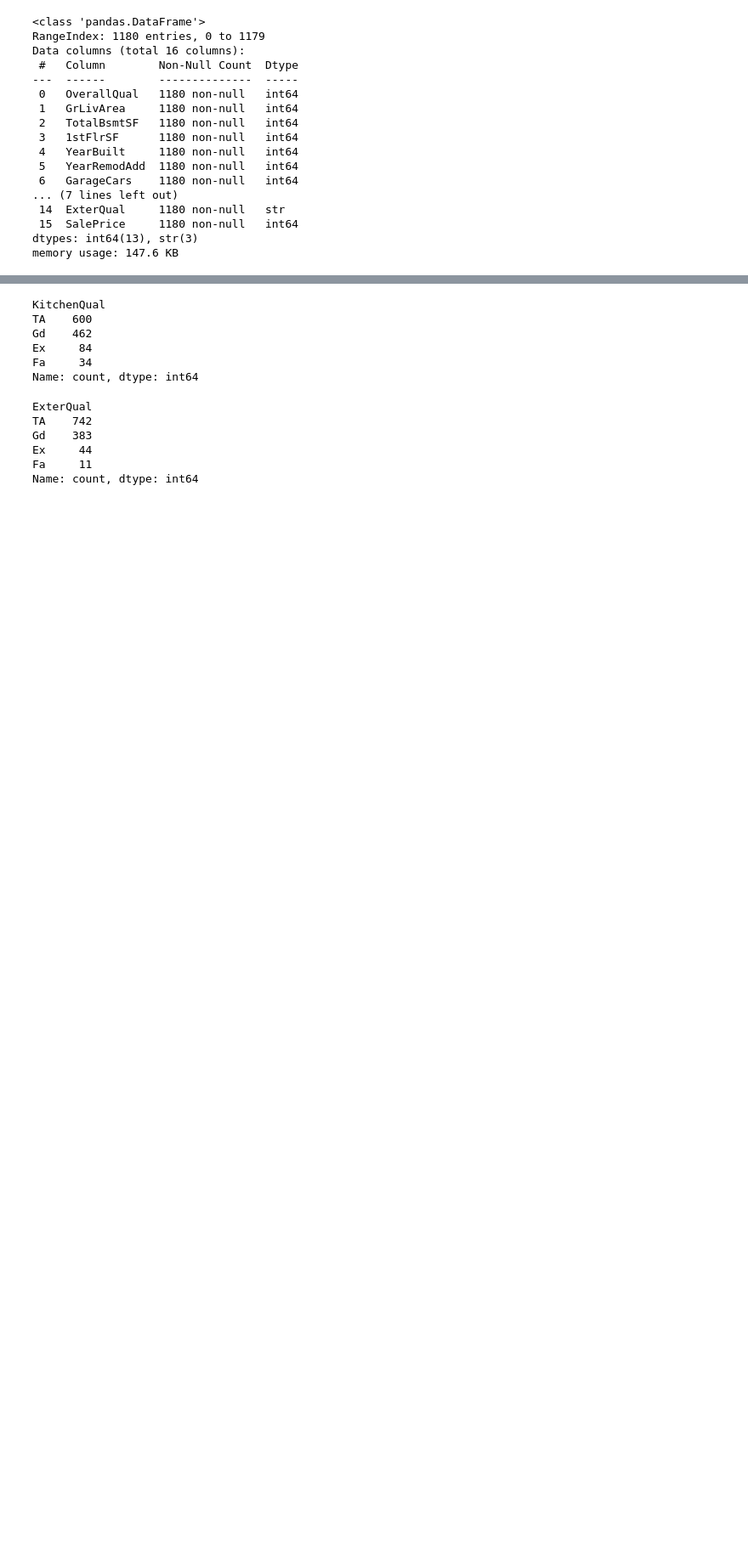
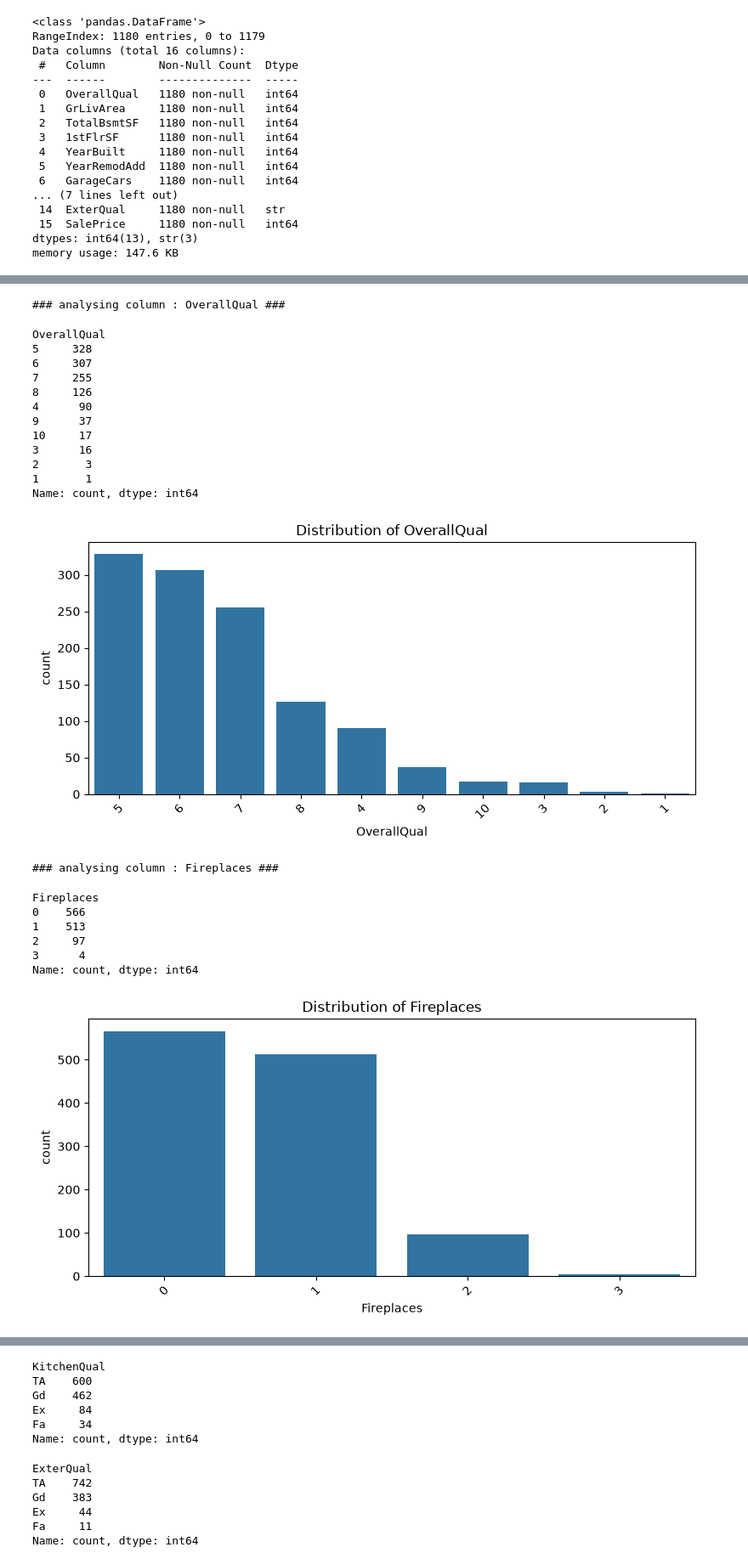
Before and after one commit to Binardino/ML---Real-Estate-Price-Prediction, a Jupyter notebook: notebook.ipynb, the cells around one changed output, grey strips where cells are left out. Shown at 85% size. Cells and saved outputs as stored; diff of their text form; code cells hidden in the pictures; blank space fills up the shorter version.

Commit message:
feat: add univariate discrete & continuous analysis

```diff
--- a/notebook.ipynb
+++ b/notebook.ipynb
@@ -64,0 +75,3 @@ memory usage: 147.6 KB
+# %%
+continuous_col = ["GrLivArea", "GarageArea", "LotArea", "YearBuilt", "YearRemodAdd", "TotalBsmtSF", "1stFlrSF", "SalePrice"]
+discrete_col   = ["OverallQual", "Fireplaces",  "Neighborhood", "ExterQual", "KitchenQual", "FullBath", "GarageCars", "TotRmsAbvGrd"]
@@ -64,0 +161,25 @@ memory usage: 147.6 KB
+# %%
+univariate_discrete_analysis(df=df, discrete_col=discrete_col)
+# %% [output]
+### analysing column : OverallQual ###
+OverallQual
+5     328
+6     307
+7     255
+8     126
+4      90
+9      37
+10     17
+3      16
+2       3
+1       1
+Name: count, dtype: int64
+[figure, added]
+### analysing column : Fireplaces ###
+Fireplaces
+0    566
+1    513
+2     97
+3      4
+Name: count, dtype: int64
+[figure, added]
```
Also changed, not shown: parts of 13 cells of this notebook.
